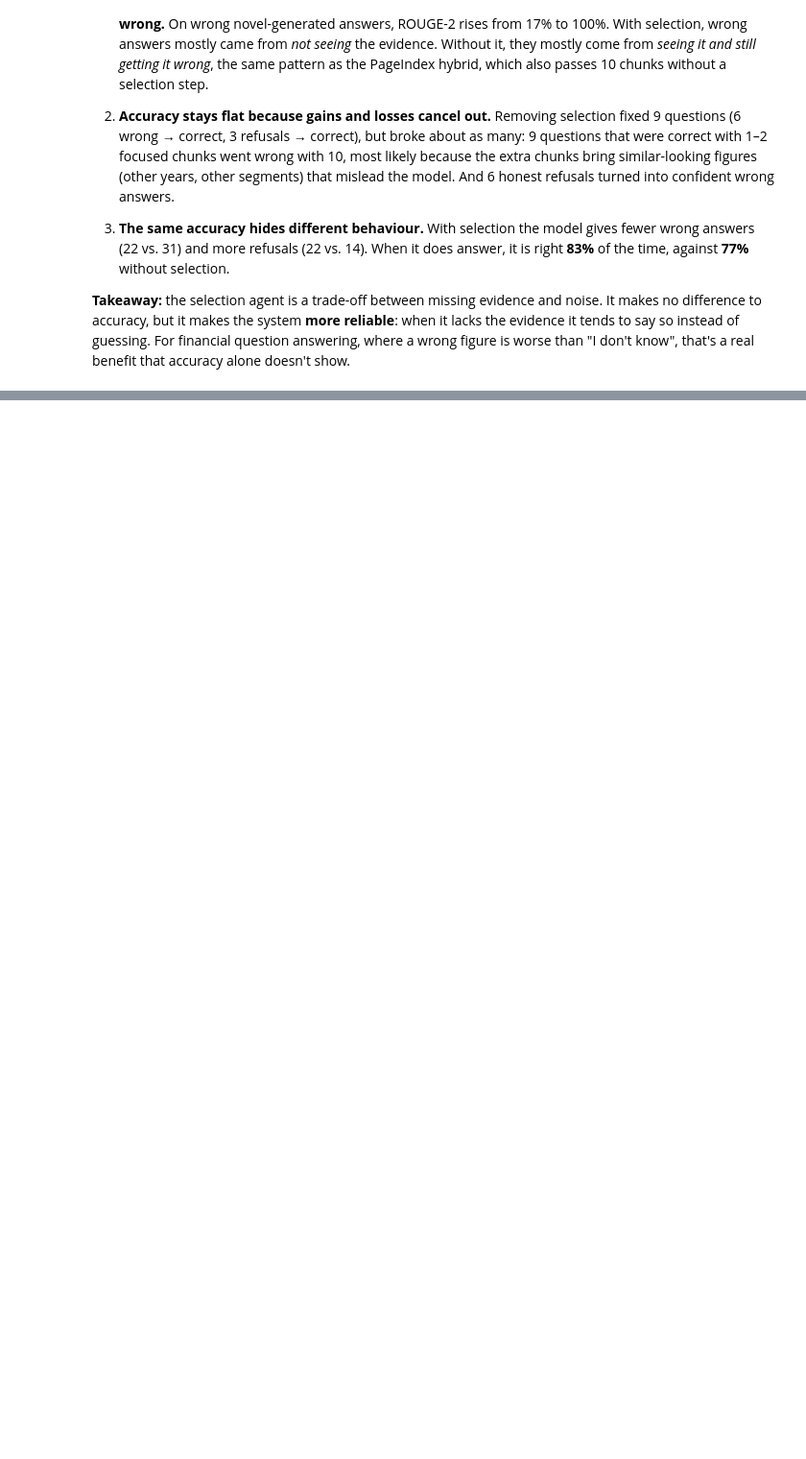
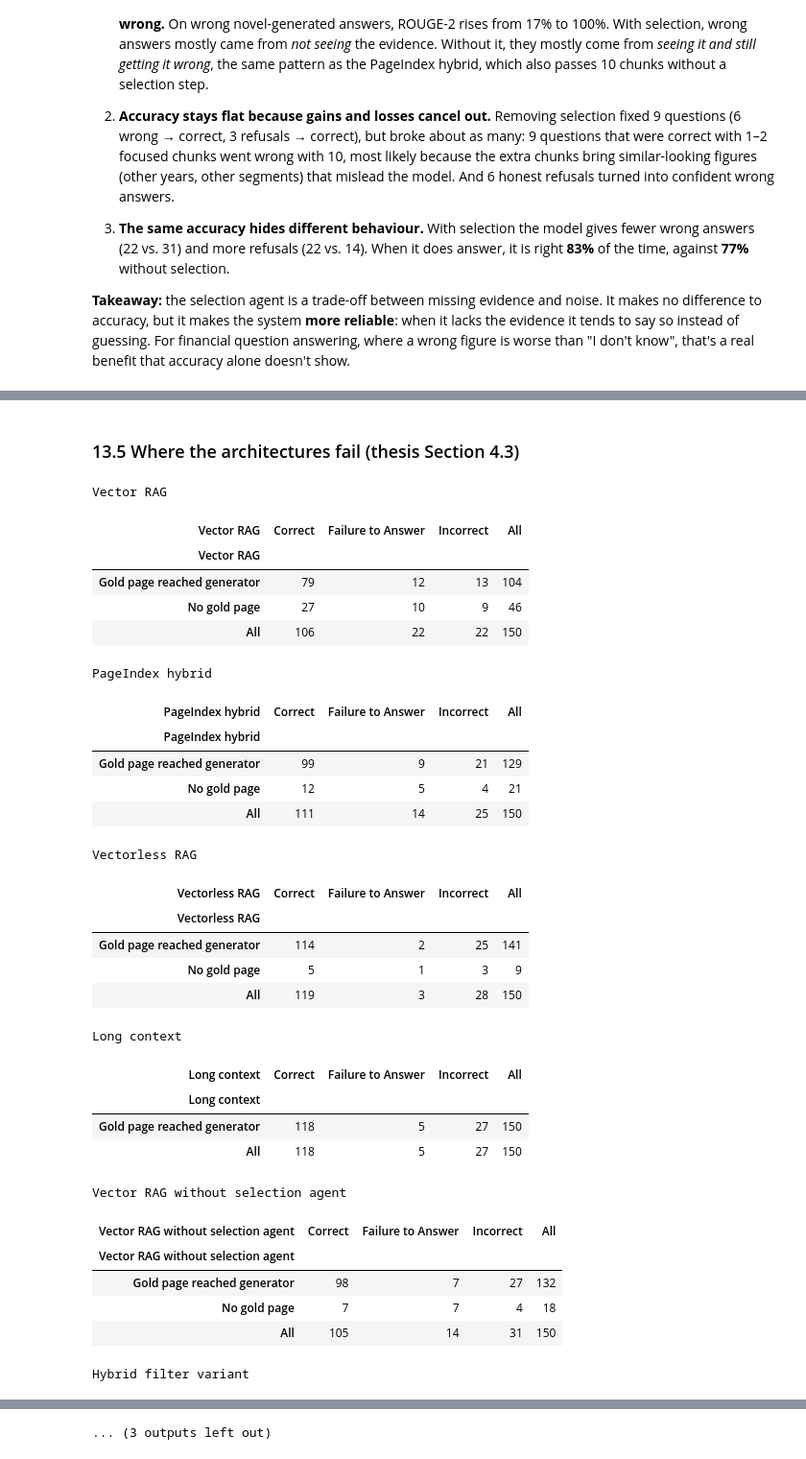
Before and after one commit to shaliqsv/financebench-rag-thesis, a Jupyter notebook: analysis/findings_walkthrough.ipynb, the cells around one changed output, grey strips where cells are left out. Shown at 96% size. Cells and saved outputs as stored; diff of their text form; code cells hidden in the pictures; blank space fills up the shorter version.

```diff
--- a/analysis/findings_walkthrough.ipynb
+++ b/analysis/findings_walkthrough.ipynb
@@ -1142,0 +1350,6 @@ Questions whose verdict changed when the selection agent was removed:
+# %%
+four = lab[list(SCORING)].eq("Correct")
+k = four.sum(axis=1)
+print(f"Correct by all four architectures: {(k == 4).sum()}, by none: {(k == 0).sum()}, by exactly one: {(k == 1).sum()}")
+for a, p in SCORING.items():
+    print(f"{a}: answers decided correct by the number matcher: {sum(r.get('deterministic_label') == 'Correct' for r in latest_by_id(p).values())}")
@@ -1142,0 +1362,10 @@ Questions whose verdict changed when the selection agent was removed:
+# %%
+# Thesis 4.2: variation between runs -- the filter variant and vector RAG without the selection agent share
+# prompt, model and scoring, so where they pass the generator the same chunks, any difference is run-to-run noise
+FV, NS = "Hybrid filter variant", "Vector RAG without selection agent"
+same_input = [i for i in questions.index if FI_RR[i]["chunk_ids"] == VR_RR[i]["chunk_ids"]]
+fv_ok, ns_ok = lab[FV].eq("Correct"), lab[NS].eq("Correct")
+differ = [i for i in same_input if fv_ok[i] != ns_ok[i]]
+print(f"Questions with identical generator input: {len(same_input)} "
+      f"({sum(len(FI_RR[i]['chunk_ids']) == 10 for i in same_input)} with all 10 chunks kept)")
+print(f"Of these, correct / not correct differs between the two runs: {len(differ)}  {differ}")
@@ -1142,0 +1375,9 @@ Questions whose verdict changed when the selection agent was removed:
+# %%
+# Thesis 4.2.2: the hybrid against the unfiltered top 10 (vector RAG without the selection agent)
+HY = "PageIndex hybrid"
+TYPES = ["metrics-generated", "domain-relevant", "novel-generated"]
+for a in [HY, NS]:
+    vc = lab[a].value_counts()
+    by_type = lab[a].eq("Correct").groupby(questions.question_type).sum()
+    print(f"{a}: Correct {vc.get('Correct', 0)}, Incorrect {vc.get('Incorrect', 0)}, Failure to Answer {vc.get('Failure to Answer', 0)}")
+    print("  correct by type: " + ", ".join(f"{t} {int(by_type[t])}" for t in TYPES))
@@ -1142,0 +1389,53 @@ Questions whose verdict changed when the selection agent was removed:
+# %% [markdown]
+### 13.5 Where the architectures fail (thesis Section 4.3)
+# %%
+reaches_gold = {
+    "Vector RAG": lambda i: has_gold(chunk_pages(i, VR_SEL[i]["selected_chunk_ids"]), i),
+    "PageIndex hybrid": lambda i: has_gold(set(HY_RR[i]["page_nums"]), i),
+    "Vectorless RAG": lambda i: has_gold(nav_pages(i, NAV_EXP[i]["node_ids"]), i),
+    "Long context": lambda i: True,
+    "Vector RAG without selection agent": lambda i: has_gold(set(VR_RR[i]["page_nums"]), i),
+    "Hybrid filter variant": lambda i: has_gold(set(FI_RR[i]["page_nums"]), i),
+}
+ret = pd.DataFrame({a: {i: f(i) for i in questions.index} for a, f in reaches_gold.items()})
+for a in reaches_gold:
+    print(f"\n{a}")
+    display(pd.crosstab(ret[a].map({True: "Gold page reached generator", False: "No gold page"}), lab[a], margins=True))
+
+by_outcome = pd.DataFrame({run: exposure[run].groupby(lab[arch]).median() for run, arch in [
+    ("Vector RAG (after selection agent)", "Vector RAG"), ("Structure-guided hybrid", "PageIndex hybrid"),
+    ("Vector RAG without selection agent", "Vector RAG without selection agent"), ("Hybrid filter variant", "Hybrid filter variant")]}).T
+print("\nMedian evidence exposure by graded answer"); display(by_outcome.round(2))
+vl, lc = lab["Vectorless RAG"].eq("Correct"), lab["Long context"].eq("Correct")
+print(f"Vectorless vs long context: only vectorless correct {int((vl & ~lc).sum())}, only long context {int((~vl & lc).sum())}")
+# %% [output]
+Vector RAG
+| Vector RAG | Correct | Failure to Answer | Incorrect | All |
+| Vector RAG |  |  |  |  |
+| Gold page reached generator | 79 | 12 | 13 | 104 |
+| No gold page | 27 | 10 | 9 | 46 |
+| All | 106 | 22 | 22 | 150 |
+PageIndex hybrid
+| PageIndex hybrid | Correct | Failure to Answer | Incorrect | All |
+| PageIndex hybrid |  |  |  |  |
+| Gold page reached generator | 99 | 9 | 21 | 129 |
+| No gold page | 12 | 5 | 4 | 21 |
+| All | 111 | 14 | 25 | 150 |
+Vectorless RAG
+| Vectorless RAG | Correct | Failure to Answer | Incorrect | All |
+| Vectorless RAG |  |  |  |  |
+| Gold page reached generator | 114 | 2 | 25 | 141 |
+| No gold page | 5 | 1 | 3 | 9 |
+| All | 119 | 3 | 28 | 150 |
+Long context
+| Long context | Correct | Failure to Answer | Incorrect | All |
+| Long context |  |  |  |  |
+| Gold page reached generator | 118 | 5 | 27 | 150 |
+| All | 118 | 5 | 27 | 150 |
+Vector RAG without selection agent
+| Vector RAG without selection agent | Correct | Failure to Answer | Incorrect | All |
+| Vector RAG without selection agent |  |  |  |  |
+| Gold page reached generator | 98 | 7 | 27 | 132 |
+| No gold page | 7 | 7 | 4 | 18 |
+| All | 105 | 14 | 31 | 150 |
+Hybrid filter variant
@@ -1142,0 +1447 @@ Questions whose verdict changed when the selection agent was removed:
+... (3 outputs left out)
```
Also changed, not shown: parts of 31 cells of this notebook, 1 other file.
